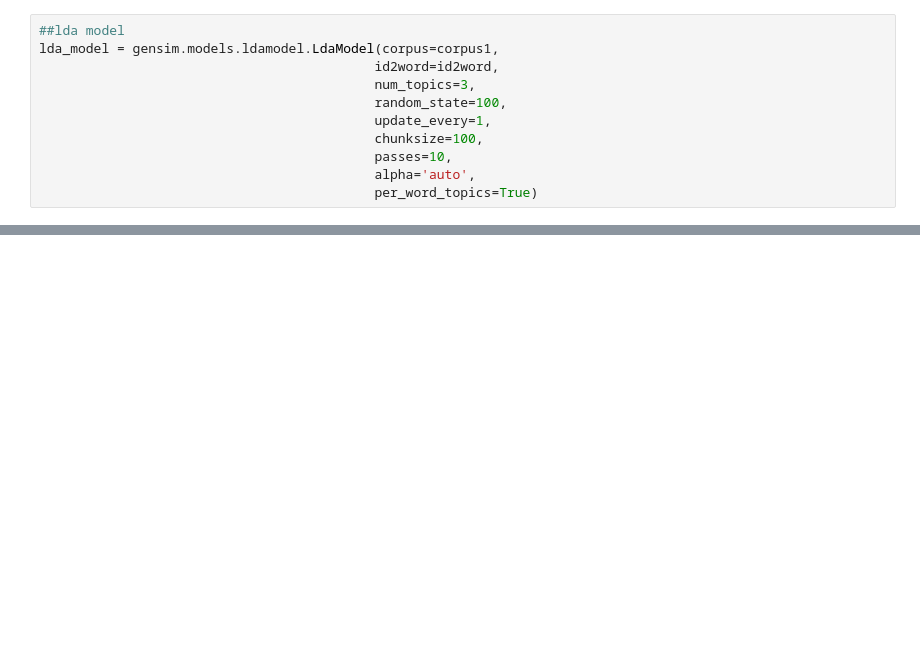
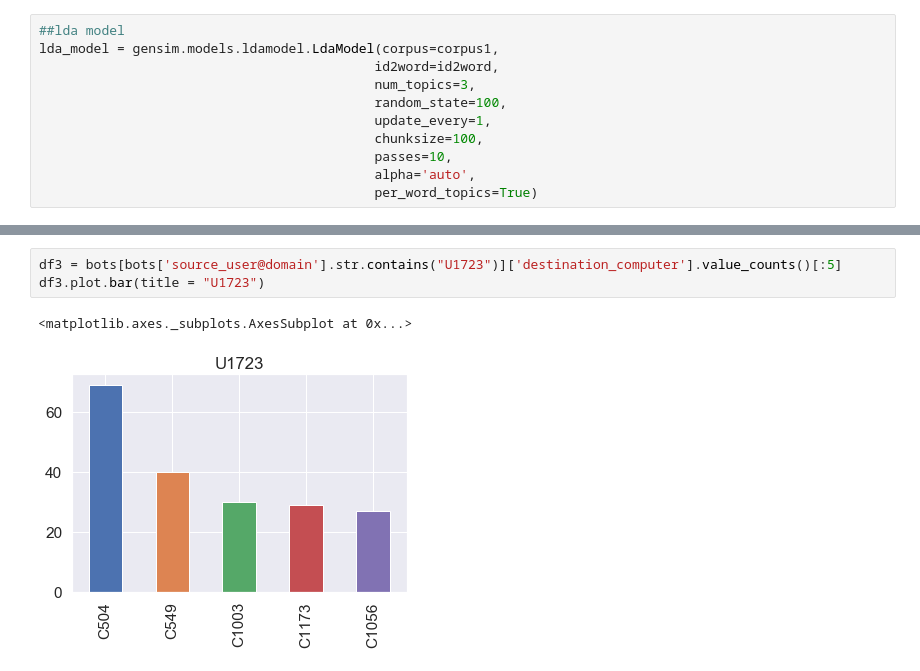
Before and after one commit to samanthawise/dstassignment4, a Jupyter notebook: topic model.ipynb, the cells around one changed output, grey strips where cells are left out. Cells and saved outputs as stored; diff of their text form; blank space fills up the shorter version.

```diff
--- a/topic model.ipynb
+++ b/topic model.ipynb
@@ -187,3 +275,9 @@ Name: destination_computer, Length: 452, dtype: int64
+# %%
+df3 = bots[bots['source_user@domain'].str.contains("U1723")]['destination_computer'].value_counts()[:5]
+df3.plot.bar(title = "U1723")
+# %% [output]
+<matplotlib.axes._subplots.AxesSubplot at 0x...>
+[figure, added]
 # %%
 # Compute Perplexity
 print('\nPerplexity: ', lda_model.log_perplexity(corpus1))  # a measure of how good the model is. lower the better.
```
Also changed, not shown: parts of 18 cells of this notebook.
